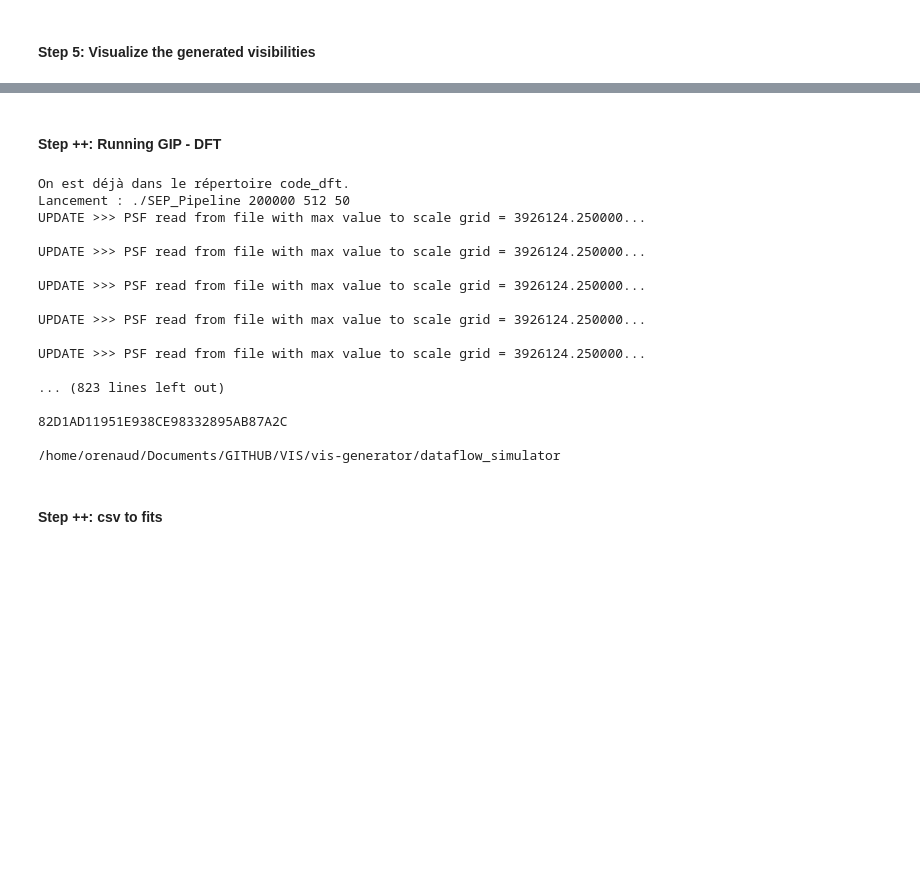
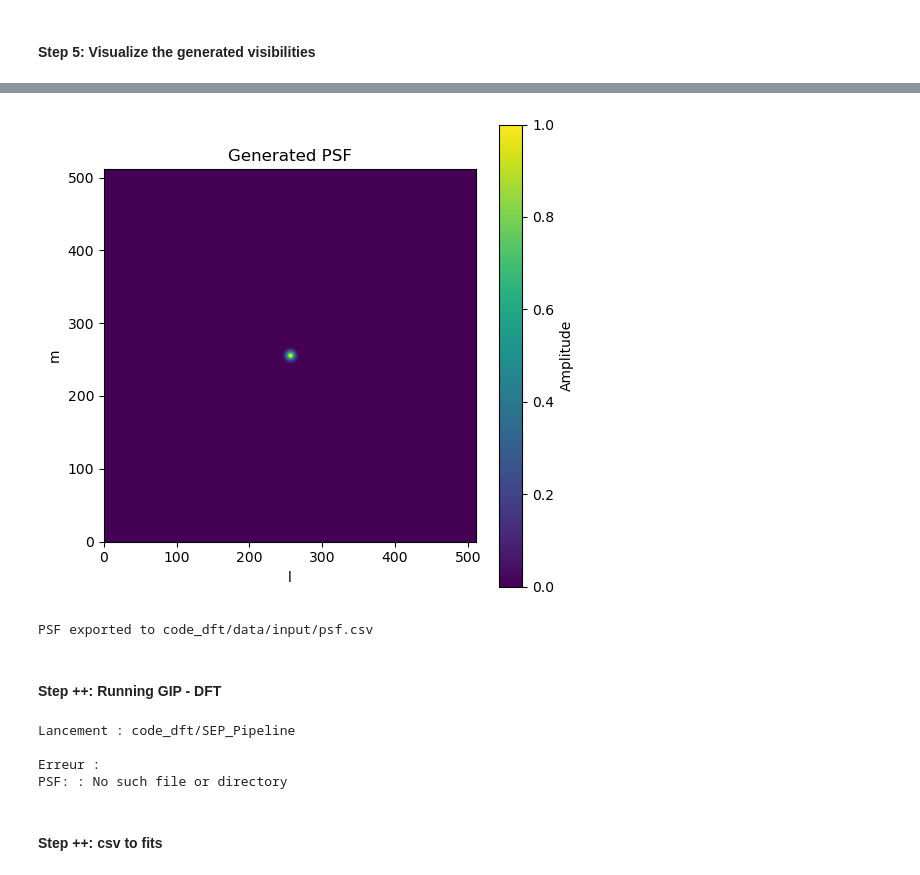
Before and after one commit to Ophelie-Renaud/measurementset-simulator, a Jupyter notebook: dataflow_simulator/ms_from_fits_dataflow.ipynb, the cells around one changed output, grey strips where cells are left out. Cells and saved outputs as stored; diff of their text form; code cells hidden in the pictures; blank space fills up the shorter version.

```diff
--- a/dataflow_simulator/ms_from_fits_dataflow.ipynb
+++ b/dataflow_simulator/ms_from_fits_dataflow.ipynb
@@ -813,47 +623,30 @@ Maximum d'amplitude : 0.03724732523282712
+# %%
+from psf import generate_psf
+GRID_SIZE = 512
+generate_psf(GRID_SIZE,4,"code_dft/data/input/psf.csv")
+# %% [output]
+[figure, added]
+PSF exported to code_dft/data/input/psf.csv
 # %% [markdown]
 #### Step ++: Running GIP - DFT
 # %%
 import os
 import subprocess
 
-# Chemin vers le dossier du pipeline
 dataflow_directory = "code_dft"
+EXECUTABLE = os.path.join(dataflow_directory, "SEP_Pipeline")
 
-# Vérifie si on est déjà dans le bon dossier
-current_directory = os.getcwd()
-if not current_directory.endswith(dataflow_directory):
-    print(f"Le répertoire actuel est {current_directory}. Changement vers {dataflow_directory}...")
-    os.chdir(dataflow_directory)
-else:
-    print(f"On est déjà dans le répertoire {dataflow_directory}.")
-
-EXECUTABLE = "./SEP_Pipeline"
+if not os.path.exists(EXECUTABLE):
+    print(f"Erreur : L'exécutable {EXECUTABLE} n'existe pas.")
+    exit(1)
 
 print(f"Lancement : {EXECUTABLE}")
 result = subprocess.run([EXECUTABLE, "200000", "512", "50"], capture_output=True, text=True)
 print(result.stdout)
 if result.stderr:
     print(f"Erreur :\n{result.stderr}")
-
-os.chdir("..")
-print(os.getcwd())
 # %% [output]
-On est déjà dans le répertoire code_dft.
-Lancement : ./SEP_Pipeline 200000 512 50
-UPDATE >>> PSF read from file with max value to scale grid = 3926124.250000...
+Lancement : code_dft/SEP_Pipeline
 
-UPDATE >>> PSF read from file with max value to scale grid = 3926124.250000...
-
-UPDATE >>> PSF read from file with max value to scale grid = 3926124.250000...
-
-UPDATE >>> PSF read from file with max value to scale grid = 3926124.250000...
-
-UPDATE >>> PSF read from file with max value to scale grid = 3926124.250000...
-
-... (823 lines left out)
-
-82D1AD11951E938CE98332895AB87A2C
-
-/home/orenaud/Documents/GITHUB/VIS/vis-generator/dataflow_simulator
+Erreur :
+PSF: : No such file or directory
-# %% [markdown]
-#### Step ++: csv to fits
@@ -861,0 +653,2 @@ UPDATE >>> PSF read from file with max value to scale grid = 3926124.250000...
+# %% [markdown]
+#### Step ++: csv to fits
```
Also changed, not shown: parts of 18 cells of this notebook, 44 other files.
